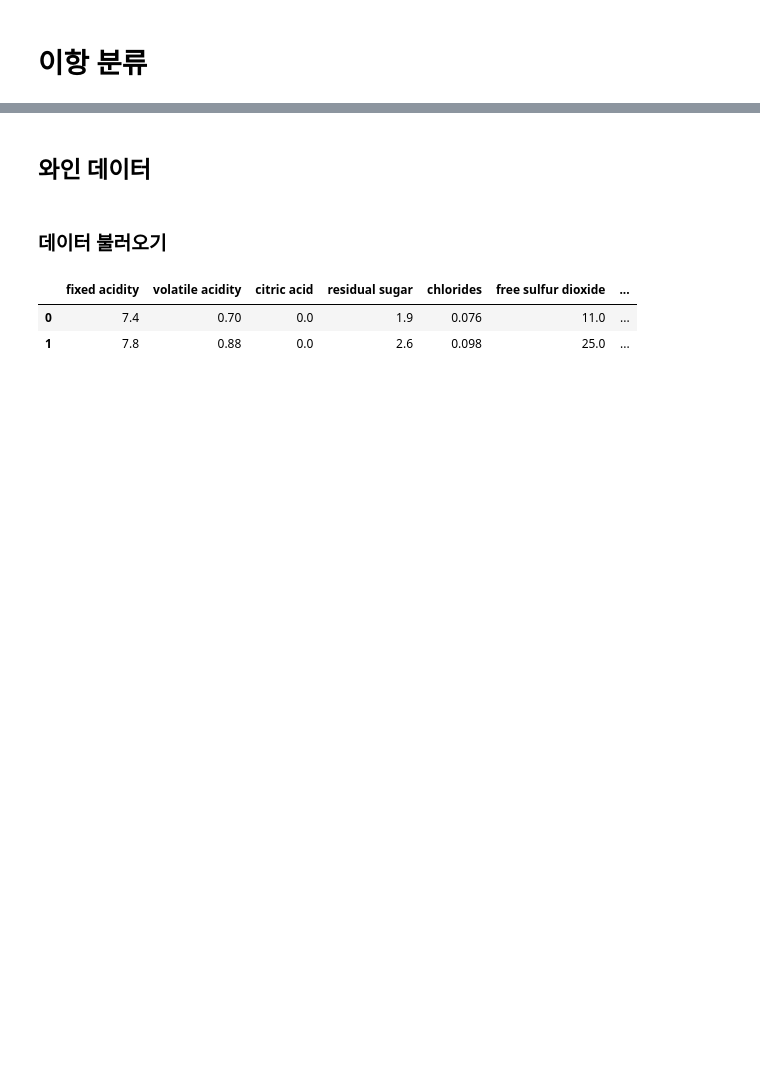
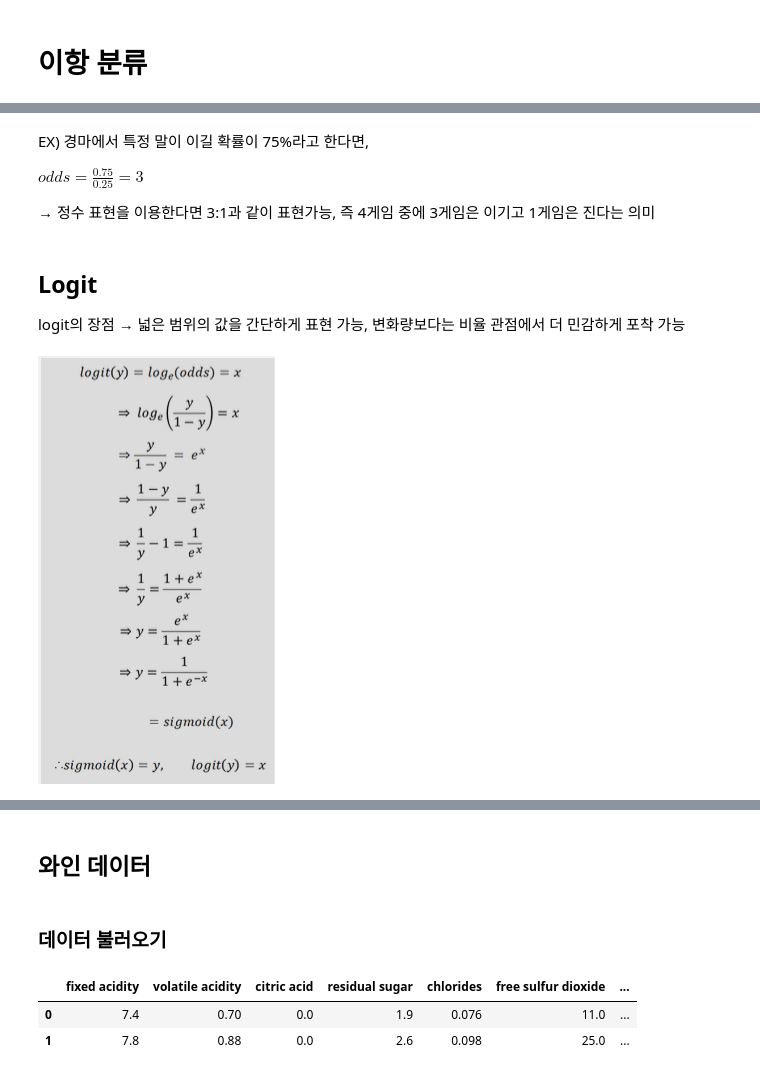
Before and after one commit to hbhb0311/Chatbot, a Jupyter notebook: 1.DL_basic/3.Tensorflow_binaryClassification.ipynb, the cells around one changed output, grey strips where cells are left out. Cells and saved outputs as stored; diff of their text form; code cells hidden in the pictures; blank space fills up the shorter version.

```diff
--- a/1.DL_basic/3.Tensorflow_binaryClassification.ipynb
+++ b/1.DL_basic/3.Tensorflow_binaryClassification.ipynb
@@ -4,0 +62,14 @@
+# %% [markdown]
+EX) 경마에서 특정 말이 이길 확률이 75%라고 한다면,
+
+$ odds = \frac{0.75}{0.25} = 3$
+
+→ 정수 표현을 이용한다면 3:1과 같이 표현가능, 즉 4게임 중에 3게임은 이기고 1게임은 진다는 의미
+# %% [markdown]
+## Logit
+
+logit의 장점 → 넓은 범위의 값을 간단하게 표현 가능, 변화량보다는 비율 관점에서 더 민감하게 포착 가능
+# %%
+Image('/content/drive/MyDrive/멋쟁이사자처럼/dataset/binary/Untitled1.png')
+# %% [output]
+[figure, added]
```
Also changed, not shown: parts of 43 cells of this notebook.
